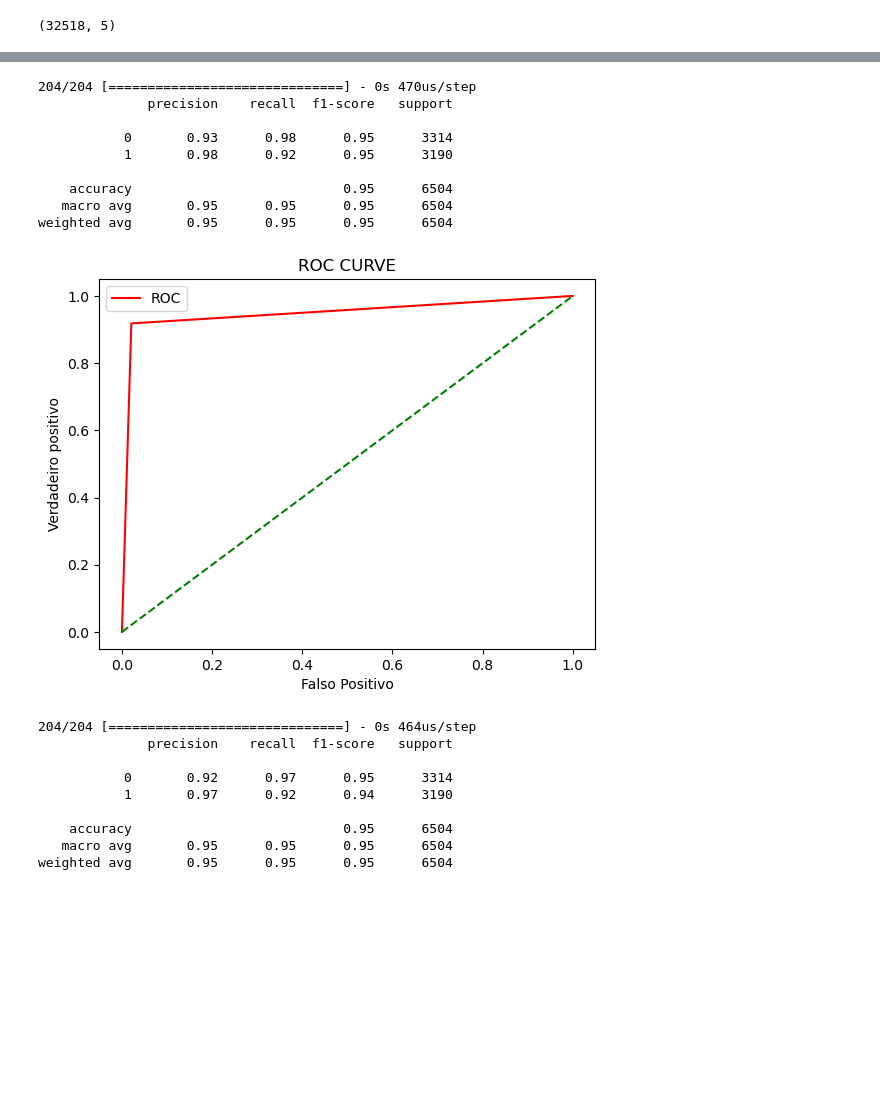
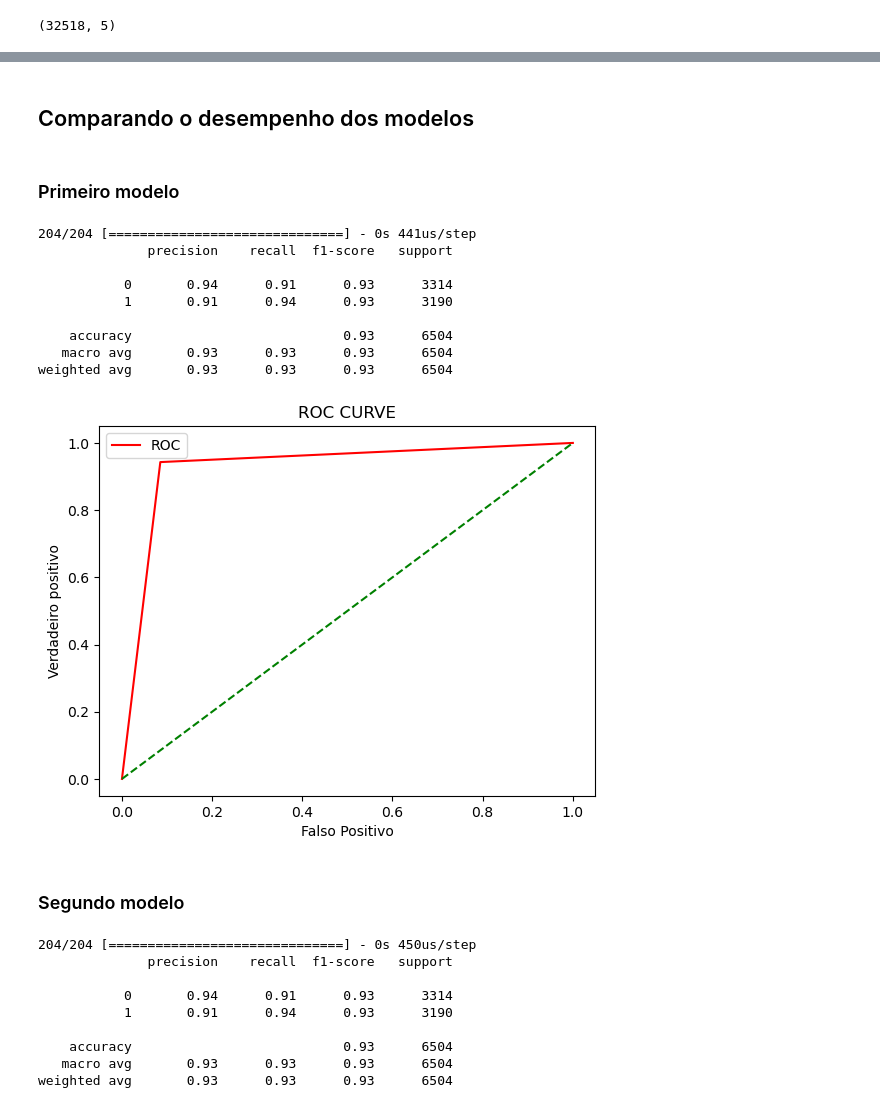
Before and after one commit to dougbatista/fiap, a Jupyter notebook: Deep learning/Notebooks/Ex_2.ipynb, the cells around one changed output, grey strips where cells are left out. Cells and saved outputs as stored; diff of their text form; code cells hidden in the pictures; blank space fills up the shorter version.

```diff
--- a/Deep learning/Notebooks/Ex_2.ipynb
+++ b/Deep learning/Notebooks/Ex_2.ipynb
@@ -281,33 +323,41 @@ Epoch 100/100
 [figure]
+# %% [markdown]
+## Comparando o desempenho dos modelos
+# %% [markdown]
+### Primeiro modelo
 # %%
 y_hat = model_0.predict(X_test)
-predicted_class = append_binary_results(y_hat)
-report(y_test, predicted_class)
+predicted = append_to_binary_results(y_hat, .55)
+predicted = predicted.numpy().flatten()
+report(y_test, predicted)
 # %% [output]
-204/204 [==============================] - 0s 470us/step
+204/204 [==============================] - 0s 441us/step
               precision    recall  f1-score   support
 
-           0       0.93      0.98      0.95      3314
-           1       0.98      0.92      0.95      3190
+           0       0.94      0.91      0.93      3314
+           1       0.91      0.94      0.93      3190
 
-    accuracy                           0.95      6504
-   macro avg       0.95      0.95      0.95      6504
-weighted avg       0.95      0.95      0.95      6504
+    accuracy                           0.93      6504
+   macro avg       0.93      0.93      0.93      6504
+weighted avg       0.93      0.93      0.93      6504
 # %%
-plot_roc_curve(y_test, predicted_class)
+plot_roc_curve(y_test, predicted)
 # %% [output]
-[figure, old version]
+[figure, new version]
+# %% [markdown]
+### Segundo modelo
 # %%
 y_hat = model_1.predict(X_test_1)
-predicted_class = append_binary_results(y_hat)
-report(y_test_1, predicted_class)
+predicted = append_to_binary_results(y_hat, .55)
+predicted = predicted.numpy().flatten()
+report(y_test, predicted)
 # %% [output]
-204/204 [==============================] - 0s 464us/step
+204/204 [==============================] - 0s 450us/step
               precision    recall  f1-score   support
 
-           0       0.92      0.97      0.95      3314
-           1       0.97      0.92      0.94      3190
+           0       0.94      0.91      0.93      3314
+           1       0.91      0.94      0.93      3190
 
-    accuracy                           0.95      6504
-   macro avg       0.95      0.95      0.95      6504
-weighted avg       0.95      0.95      0.95      6504
+    accuracy                           0.93      6504
+   macro avg       0.93      0.93      0.93      6504
+weighted avg       0.93      0.93      0.93      6504
```
Also changed, not shown: parts of 33 cells of this notebook, 3 other files.
